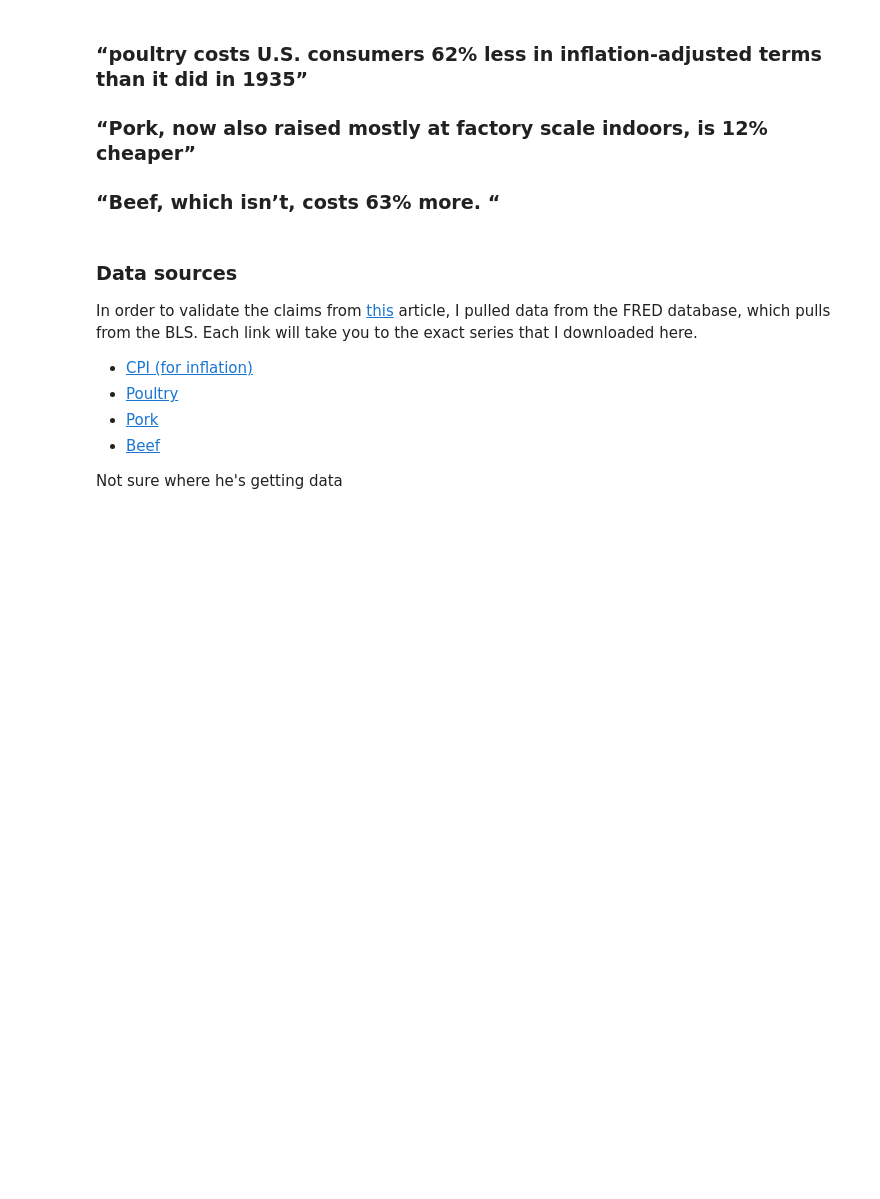
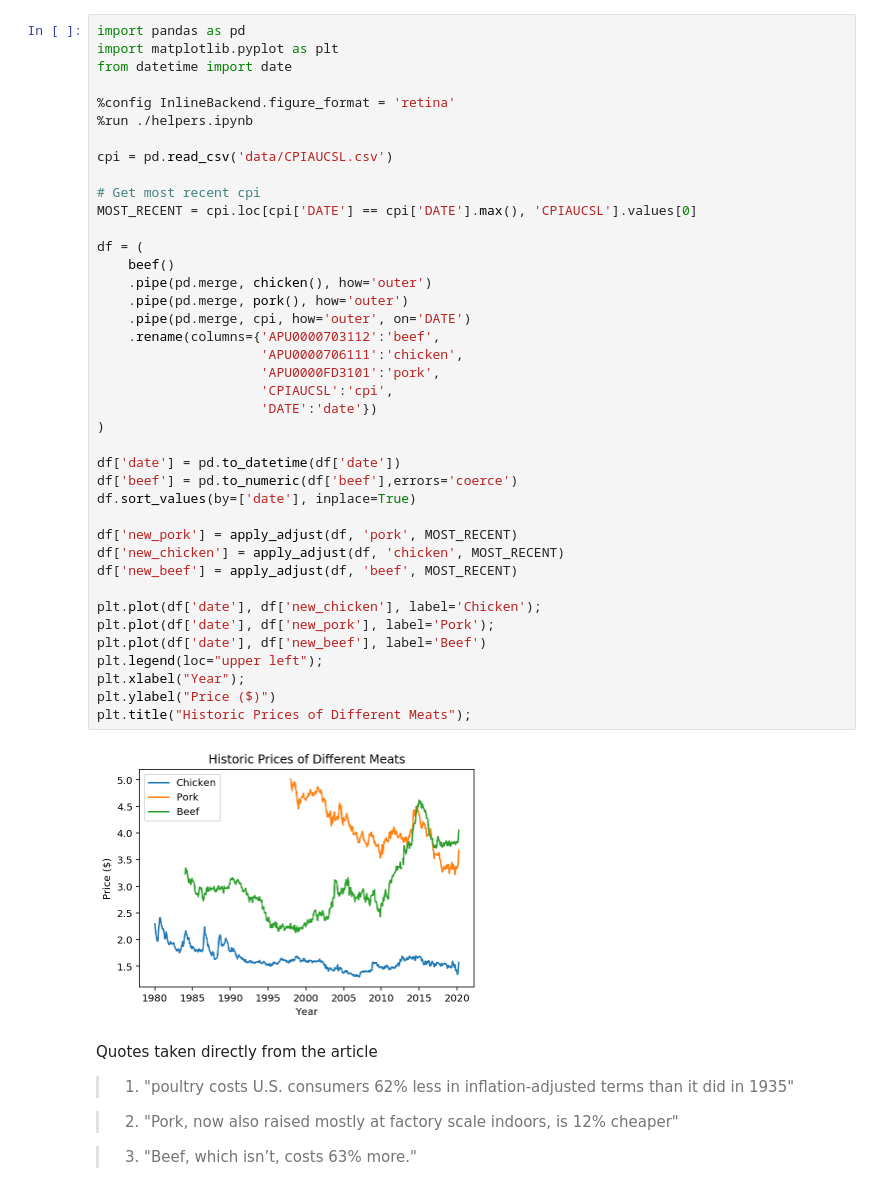
Before and after one commit to ayoskovich/chickens_trust, a Jupyter notebook: price_check.ipynb, the cells around one changed output. Saved outputs shown, nothing was run; the diff lists cells and outputs as text; blank space fills up the shorter version.

```diff
--- a/price_check.ipynb
+++ b/price_check.ipynb
@@ -1,17 +12,50 @@
+# %%
+import pandas as pd
+import matplotlib.pyplot as plt
+from datetime import date
+
+%config InlineBackend.figure_format = 'retina'
+%run ./helpers.ipynb
+
+cpi = pd.read_csv('data/CPIAUCSL.csv')
+
+# Get most recent cpi
+MOST_RECENT = cpi.loc[cpi['DATE'] == cpi['DATE'].max(), 'CPIAUCSL'].values[0]
+
+df = (
+    beef()
+    .pipe(pd.merge, chicken(), how='outer')
+    .pipe(pd.merge, pork(), how='outer')
+    .pipe(pd.merge, cpi, how='outer', on='DATE')
+    .rename(columns={'APU0000703112':'beef',
+                     'APU0000706111':'chicken',
+                     'APU0000FD3101':'pork',
+                     'CPIAUCSL':'cpi',
+                     'DATE':'date'})
+)
+
+df['date'] = pd.to_datetime(df['date'])
+df['beef'] = pd.to_numeric(df['beef'],errors='coerce')
+df.sort_values(by=['date'], inplace=True)
+
+df['new_pork'] = apply_adjust(df, 'pork', MOST_RECENT)
+df['new_chicken'] = apply_adjust(df, 'chicken', MOST_RECENT)
+df['new_beef'] = apply_adjust(df, 'beef', MOST_RECENT)
+
+plt.plot(df['date'], df['new_chicken'], label='Chicken');
+plt.plot(df['date'], df['new_pork'], label='Pork');
+plt.plot(df['date'], df['new_beef'], label='Beef')
+plt.legend(loc="upper left");
+plt.xlabel("Year");
+plt.ylabel("Price ($)")
+plt.title("Historic Prices of Different Meats");
+# %% [output]
+[figure, added]
 # %% [markdown]
-### “poultry costs U.S. consumers 62% less in inflation-adjusted terms than it did in 1935”
+Quotes taken directly from the article
 
-### “Pork, now also raised mostly at factory scale indoors, is 12% cheaper”
+> 1. "poultry costs U.S. consumers 62% less in inflation-adjusted terms than it did in 1935"
 
-### “Beef, which isn’t, costs 63% more. “
+> 2. "Pork, now also raised mostly at factory scale indoors, is 12% cheaper"
+
+> 3. "Beef, which isn’t, costs 63% more."
-# %% [markdown]
-### Data sources
-
-In order to validate the claims from [this](https://www.bloomberg.com/news/articles/2020-05-11/why-chicken-is-plentiful-during-the-pandemic-and-beef-is-not?srnd=premium&utm_medium=social&utm_source=twitter&utm_campaign=socialflow-organic&utm_content=markets&cmpid%3D=socialflow-twitter-markets&sref=XQtHDW1P) article, I pulled data from the FRED database, which pulls from the BLS. Each link will take you to the exact series that I downloaded here.
-
-- [CPI (for inflation)](https://fred.stlouisfed.org/series/CPIAUCSL)
-- [Poultry](https://fred.stlouisfed.org/series/APU0000706111)
-- [Pork](https://fred.stlouisfed.org/series/APU0000FD3101)
-- [Beef](https://fred.stlouisfed.org/series/APU0000703112)
-
-Not sure where he's getting data
```
Also changed, not shown: parts of 3 cells of this notebook, 4 other files.
